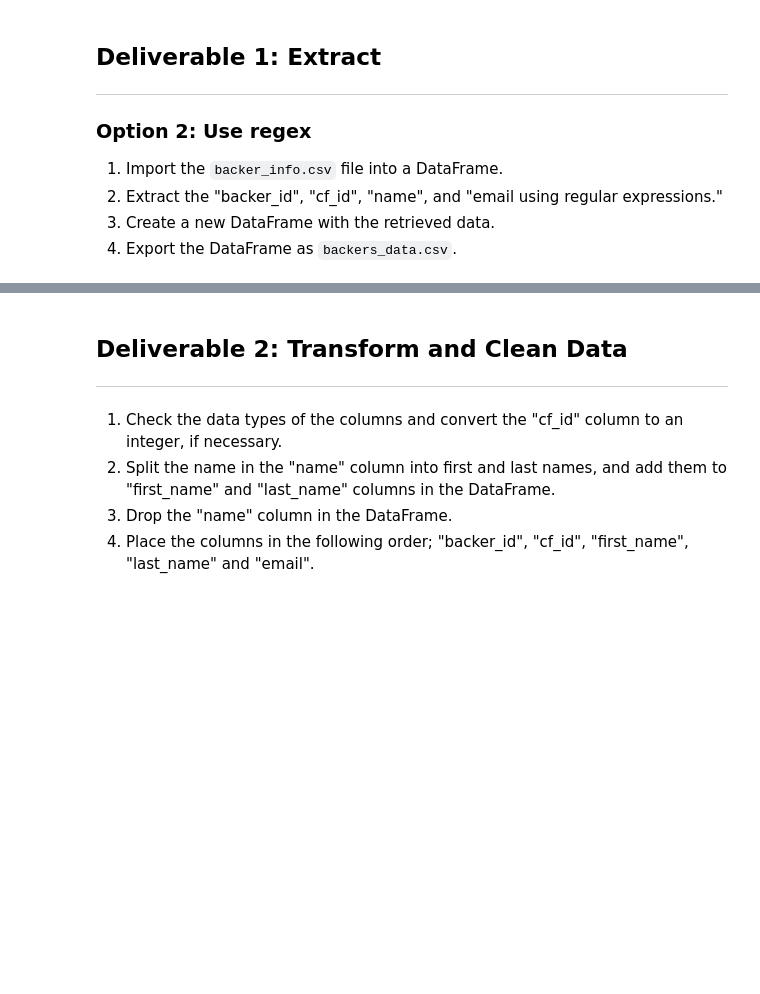
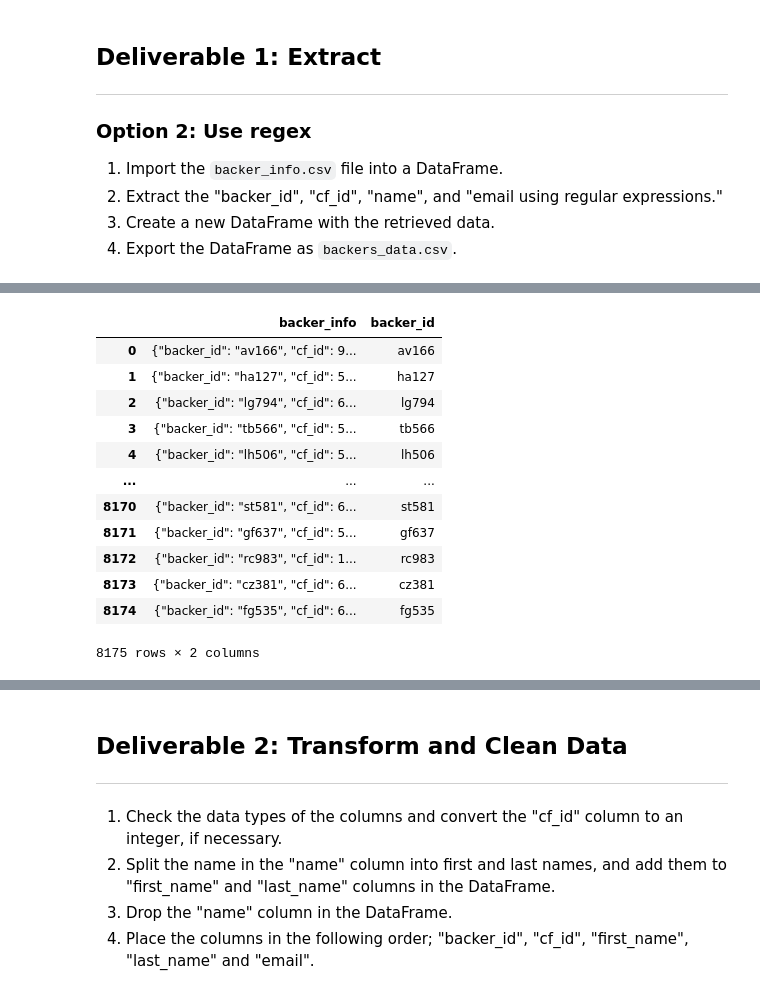
Before and after one commit to hakeem235/Crowdfunding-ETL, a Jupyter notebook: Extract-Transform_final_code.ipynb, the cells around one changed output, grey strips where cells are left out. Drawn from its saved outputs; the diff is of its cells as text; code cells hidden in the pictures; blank space fills up the shorter version.

```diff
--- a/Extract-Transform_final_code.ipynb
+++ b/Extract-Transform_final_code.ipynb
@@ -79,6 +95,24 @@ pd.set_option('max_colwidth', 400)
 # %%
 # Extract the alpha-numeric "backer_id" from the backer_info column using a regex expression
 # and add it as a new column called "backer_id".
+
+regex_df['backer_id'] = regex_df['backer_info'].str.extract(r'(\w{2}\d{3})')
+
+regex_df
+# %% [output]
+|  | backer_info | backer_id |
+| 0 | {"backer_id": "av166", "cf_id": 9... | av166 |
+| 1 | {"backer_id": "ha127", "cf_id": 5... | ha127 |
+| 2 | {"backer_id": "lg794", "cf_id": 6... | lg794 |
+| 3 | {"backer_id": "tb566", "cf_id": 5... | tb566 |
+| 4 | {"backer_id": "lh506", "cf_id": 5... | lh506 |
+| ... | ... | ... |
+| 8170 | {"backer_id": "st581", "cf_id": 6... | st581 |
+| 8171 | {"backer_id": "gf637", "cf_id": 5... | gf637 |
+| 8172 | {"backer_id": "rc983", "cf_id": 1... | rc983 |
+| 8173 | {"backer_id": "cz381", "cf_id": 6... | cz381 |
+| 8174 | {"backer_id": "fg535", "cf_id": 6... | fg535 |
+8175 rows × 2 columns
 # %%
 # Extract the two to four-digit "cf_id" number from the backer_info column.
 # and add it as a new column called "cf_id".
```
Also changed, not shown: parts of 7 cells of this notebook, 5 other files.
